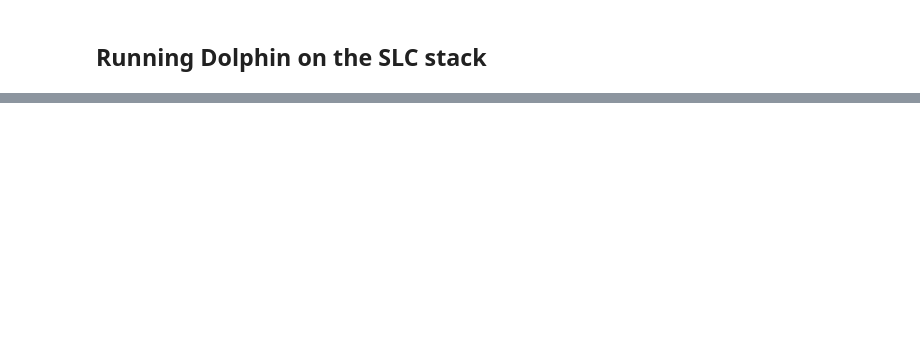
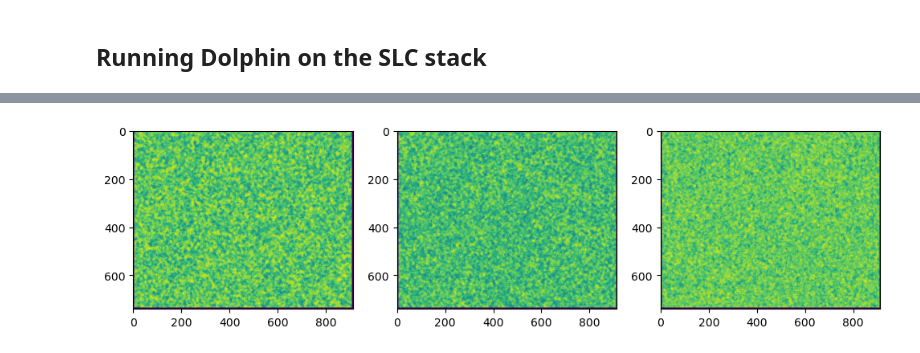
Before and after one commit to isce-framework/dolphin, a Jupyter notebook: docs/notebooks/theory-phase-linking.ipynb, the cells around one changed output, grey strips where cells are left out. Cells and saved outputs as stored; diff of their text form; code cells hidden in the pictures; blank space fills up the shorter version.

```diff
--- a/docs/notebooks/theory-phase-linking.ipynb
+++ b/docs/notebooks/theory-phase-linking.ipynb
@@ -239,0 +332,3 @@ Phase linking (/Users/staniewi/repos/dolphin/docs/notebooks/synthetic_slcs/dolph
+# %%
+temp_coh_files = sorted(Path("dolphin/phase_linking/").rglob("temporal_coherence_20*"))
+print(temp_coh_files)
@@ -239,0 +341,6 @@ Phase linking (/Users/staniewi/repos/dolphin/docs/notebooks/synthetic_slcs/dolph
+# %%
+fig, axes = plt.subplots(ncols=3, figsize=(12, 4))
+for ax, fname in zip(axes, temp_coh_files):
+    ax.imshow(io.load_gdal(fname), cmap='viridis', vmax=1, vmin=0)
+# %% [output]
+[figure, added]
```
Also changed, not shown: parts of 40 cells of this notebook.
